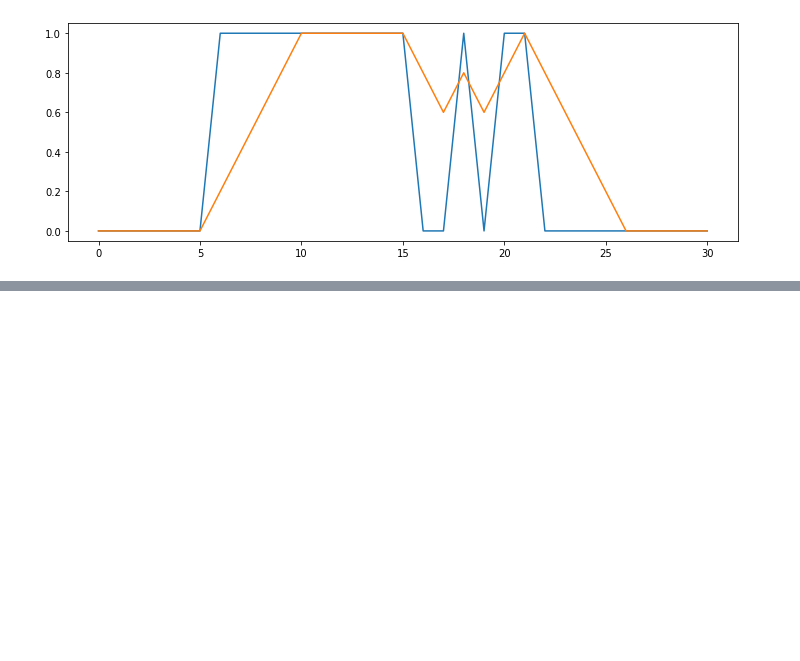
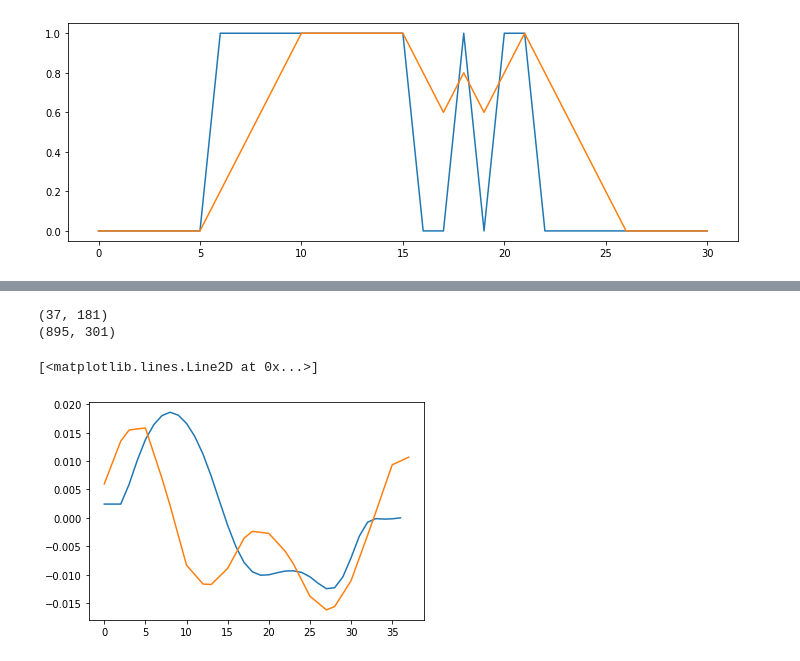
Before and after one commit to tswater/clubb_scripts, a Jupyter notebook: jupyter_notebooks/test_atm.ipynb, the cells around one changed output, grey strips where cells are left out. Cells and saved outputs as stored; diff of their text form; code cells hidden in the pictures; blank space fills up the shorter version.

```diff
--- a/jupyter_notebooks/test_atm.ipynb
+++ b/jupyter_notebooks/test_atm.ipynb
@@ -78,0 +162,11 @@ plt.plot(out)
+# %%
+wfrc=np.transpose(-frc['omega[Pa\s]'][:]/9.8/1.2)
+print(wfrc.shape)
+print(wm.shape)
+plt.plot(wfrc[:,10])
+plt.plot(wm[::24,20])
+# %% [output]
+(37, 181)
+(895, 301)
+[<matplotlib.lines.Line2D at 0x...>]
+[figure, added]
```
Also changed, not shown: parts of 15 cells of this notebook, 2 other files.
